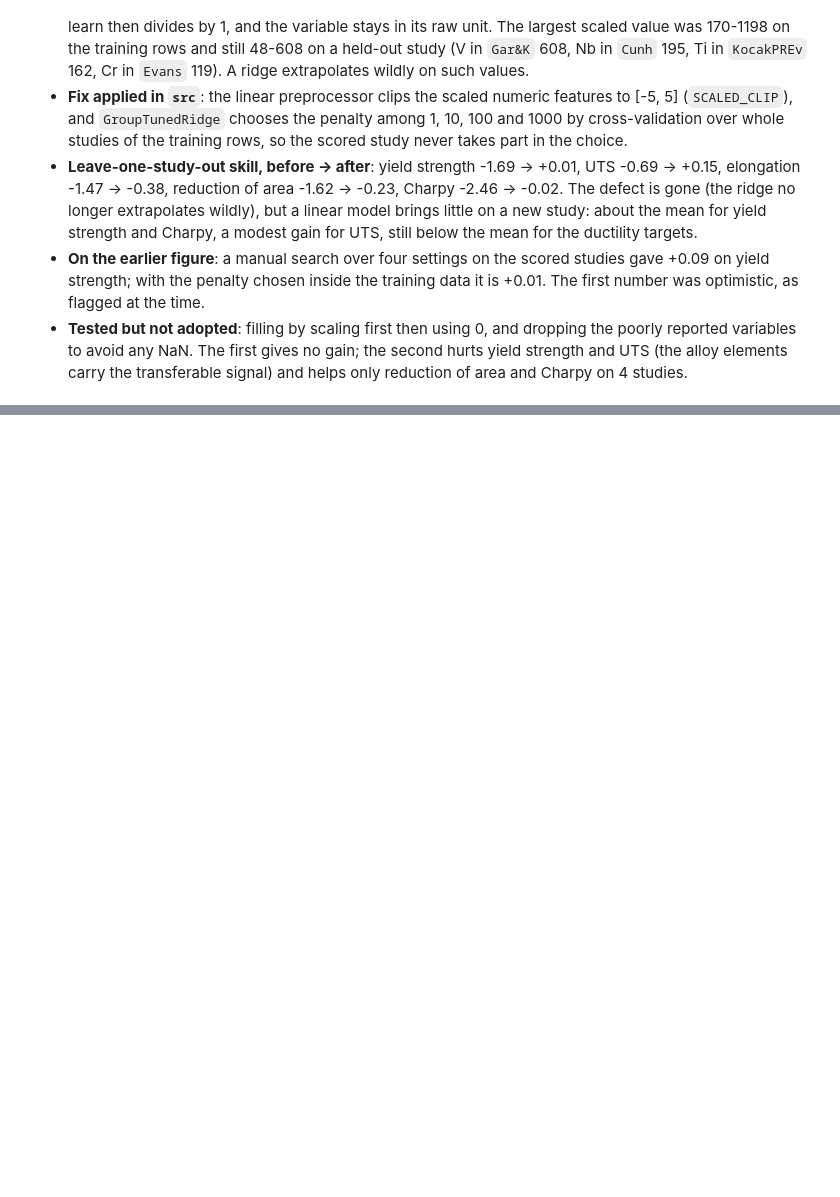
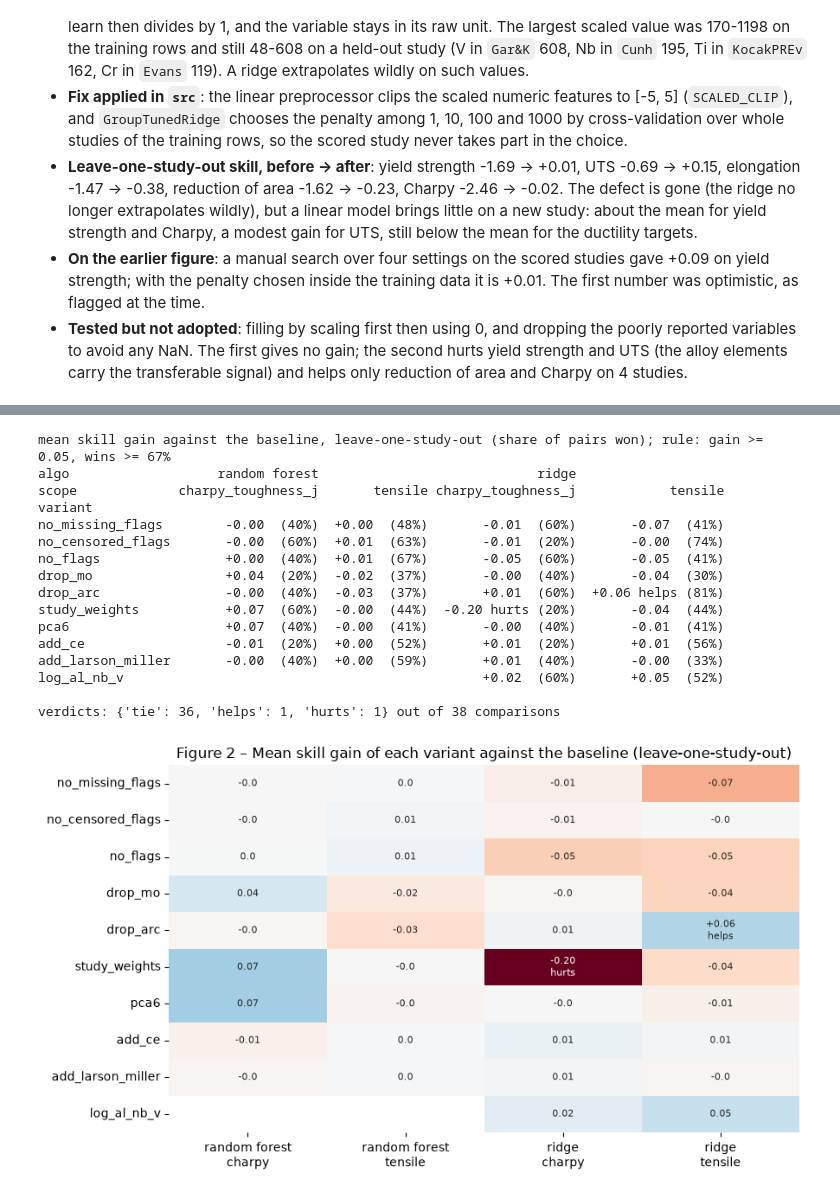
Before and after one commit to aureliendelest/weld-quality-pred, a Jupyter notebook: notebooks/03_supervised_models.ipynb, the cells around one changed output, grey strips where cells are left out. Drawn from its saved outputs; the diff is of its cells as text; code cells hidden in the pictures; blank space fills up the shorter version.

```diff
--- a/notebooks/03_supervised_models.ipynb
+++ b/notebooks/03_supervised_models.ipynb
@@ -40,7 +40,8 @@ from src.preprocessing import build_preprocessor, feature_spec
 
 FIG = FIGURES_DIR / "supervised_models"
 FIG.mkdir(parents=True, exist_ok=True)
-RESULTS_DIR.mkdir(parents=True, exist_ok=True)
+OUT = RESULTS_DIR / "supervised_models"
+OUT.mkdir(parents=True, exist_ok=True)
 
 clean = clean_dataframe(load_raw())
 print(clean.shape, "| studies held out one at a time:", len(make_folds(clean, "loso")))
@@ -252,0 +255,50 @@ To do, in this order, once the reading above is agreed:
+# %%
+from src.ablation import VARIANTS, decision_table, grouped_seed_spread, loso_deltas, run_ablation
+from src.config import MIN_SKILL_GAIN, MIN_WIN_SHARE
+
+ablation = run_ablation(clean)                      # about 7 minutes
+ablation.to_csv(OUT / "03_ablation_folds.csv", index=False)
+decisions = decision_table(ablation)
+decisions.to_csv(OUT / "03_ablation_decisions.csv", index=False)
+
+order = [v for v in VARIANTS if v != "baseline"]
+columns = ["algo", "scope"]
+gain = decisions.pivot_table(index="variant", columns=columns, values="mean_skill_gain").reindex(order)
+verdict = decisions.pivot_table(index="variant", columns=columns, values="verdict", aggfunc="first").reindex(order)
+wins = decisions.pivot_table(index="variant", columns=columns, values="win_share").reindex(order)
+shown = gain.round(2).map(lambda v: "" if pd.isna(v) else f"{v:+.2f}") + " " + verdict.fillna("").replace("tie", "") + \
+        wins.map(lambda v: "" if pd.isna(v) else f" ({v:.0%})")
+print(f"mean skill gain against the baseline, leave-one-study-out (share of pairs won); rule: gain >= {MIN_SKILL_GAIN}, wins >= {MIN_WIN_SHARE:.0%}")
+print(shown.to_string())
+print("\nverdicts:", decisions["verdict"].value_counts().to_dict(), "out of", len(decisions), "comparisons")
+
+fig, ax = plt.subplots(figsize=(9, 5.2))
+flat = gain.copy(); flat.columns = [f"{a}\n{s.replace('_toughness_j', '')}" for a, s in flat.columns]
+labels = flat.round(2).astype(str)
+for (a, s) in gain.columns:
+    name = f"{a}\n{s.replace('_toughness_j', '')}"
+    for v in order:
+        if verdict.loc[v, (a, s)] in ("helps", "hurts"):
+            labels.loc[v, name] = f"{gain.loc[v, (a, s)]:+.2f}\n{verdict.loc[v, (a, s)]}"
+sns.heatmap(flat, annot=labels, fmt="", cmap="RdBu", center=0, vmin=-0.2, vmax=0.2, cbar=False, ax=ax, annot_kws={"fontsize": 8})
+ax.set_ylabel(""); ax.set_xlabel("")
+ax.set_title("Figure 2 \u2013 Mean skill gain of each variant against the baseline (leave-one-study-out)")
+plt.tight_layout(); fig.savefig(FIG / "fig02_ablation_skill_gain.png", dpi=150); plt.show()
+# %% [output]
+mean skill gain against the baseline, leave-one-study-out (share of pairs won); rule: gain >= 0.05, wins >= 67%
+algo                   random forest                            ridge
+scope             charpy_toughness_j       tensile charpy_toughness_j            tensile
+variant
+no_missing_flags        -0.00  (40%)  +0.00  (48%)       -0.01  (60%)       -0.07  (41%)
+no_censored_flags       -0.00  (60%)  +0.01  (63%)       -0.01  (20%)       -0.00  (74%)
+no_flags                +0.00  (40%)  +0.01  (67%)       -0.05  (60%)       -0.05  (41%)
+drop_mo                 +0.04  (20%)  -0.02  (37%)       -0.00  (40%)       -0.04  (30%)
+drop_arc                -0.00  (40%)  -0.03  (37%)       +0.01  (60%)  +0.06 helps (81%)
+study_weights           +0.07  (60%)  -0.00  (44%)  -0.20 hurts (20%)       -0.04  (44%)
+pca6                    +0.07  (40%)  -0.00  (41%)       -0.00  (40%)       -0.01  (41%)
+add_ce                  -0.01  (20%)  +0.00  (52%)       +0.01  (20%)       +0.01  (56%)
+add_larson_miller       -0.00  (40%)  +0.00  (59%)       +0.01  (40%)       -0.00  (33%)
+log_al_nb_v                                              +0.02  (60%)       +0.05  (52%)
+
+verdicts: {'tie': 36, 'helps': 1, 'hurts': 1} out of 38 comparisons
+[figure, added]
```
Also changed, not shown: parts of 18 cells of this notebook, 33 other files.
